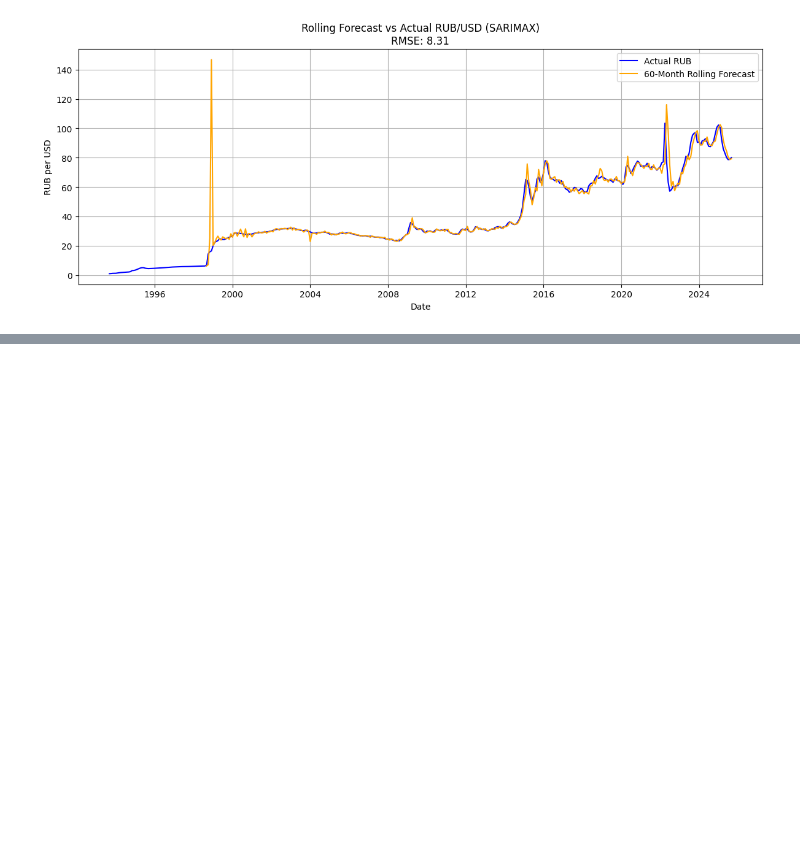
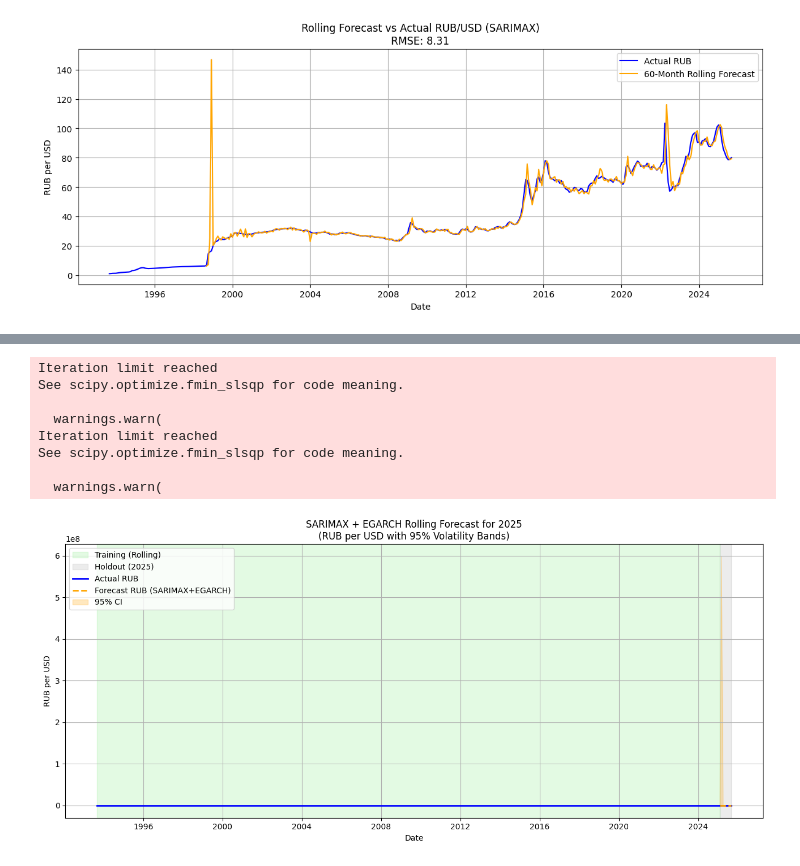
Before and after one commit to ZlataSparrow/Ruble_Volatility_Prediction, a Jupyter notebook: notebook/04_Time_Series_GARCH_Modeling.ipynb, the cells around one changed output, grey strips where cells are left out. Drawn from its saved outputs; the diff is of its cells as text; code cells hidden in the pictures; blank space fills up the shorter version.

Commit message:
rolling window approach

```diff
--- a/notebook/04_Time_Series_GARCH_Modeling.ipynb
+++ b/notebook/04_Time_Series_GARCH_Modeling.ipynb
@@ -649,0 +557,79 @@ plt.show()
+# %%
+
+# === Step 1: Prepare data ===
+target = 'RUB'
+exog_vars = ['Brent_price', 'Brent_price_lag1', 'GDP_per_capita_lag12']
+data_model = data_lagged.dropna(subset=[target] + exog_vars).copy()
+
+log_y_full = np.log(data_model[target])
+X_full = data_model[exog_vars]
+
+# === Step 2: Set up 2025 holdout ===
+holdout_start = '2025-01-31'
+holdout_end = '2025-12-31'
+holdout_dates = data_model.loc[holdout_start:holdout_end].index
+
+# === Step 3: Rolling window setup ===
+window_size = 60
+preds, actuals, upper_ci, lower_ci = [], [], [], []
+
+for date in holdout_dates:
+    test_idx = data_model.index.get_loc(date)
+    if test_idx < window_size:
+        continue  # skip if not enough history
+
+    y_train = log_y_full.iloc[test_idx - window_size:test_idx]
+    X_train = X_full.iloc[test_idx - window_size:test_idx]
+    y_test = data_model[target].iloc[test_idx]
+    X_test = X_full.iloc[test_idx:test_idx+1]
+
+    # Fit SARIMAX
+    model = SARIMAX(y_train, exog=X_train, order=(2,1,2), enforce_stationarity=False, enforce_invertibility=False)
+    model_fit = model.fit(disp=False)
+
+    forecast_log = model_fit.get_forecast(steps=1, exog=X_test)
+    pred_log = forecast_log.predicted_mean.iloc[0]
+
+    # EGARCH on residuals
+    resid = model_fit.resid
+    garch = arch_model(resid, vol='EGARCH', p=1, q=1, dist='normal')
+    garch_fit = garch.fit(disp='off')
+    vol_pred = np.sqrt(garch_fit.forecast(horizon=1).variance.iloc[-1, 0])
+
+    preds.append(np.exp(pred_log))
+    actuals.append(y_test)
+    upper_ci.append(np.exp(pred_log + 1.96 * vol_pred))
+    lower_ci.append(np.exp(pred_log - 1.96 * vol_pred))
+
+# === Step 4: Plot ===
+forecast_index = holdout_dates[:len(preds)]
+history_index = log_y_full.index
+
+plt.figure(figsize=(13, 6))
+
+# Train/test/holdout highlight
+plt.axvspan(history_index[0], forecast_index[0], color='lightgreen', alpha=0.25, label='Training (Rolling)')
+plt.axvspan(forecast_index[0], forecast_index[-1], color='gray', alpha=0.15, label='Holdout (2025)')
+
+# Actual & predicted values
+plt.plot(history_index, np.exp(log_y_full), color='blue', label='Actual RUB', linewidth=2)
+plt.plot(forecast_index, preds, label='Forecast RUB (SARIMAX+EGARCH)', color='orange', linestyle='--', linewidth=2)
+plt.fill_between(forecast_index, lower_ci, upper_ci, color='orange', alpha=0.25, label='95% CI')
+
+plt.title('SARIMAX + EGARCH Rolling Forecast for 2025\n(RUB per USD with 95% Volatility Bands)')
+plt.xlabel('Date')
+plt.ylabel('RUB per USD')
+plt.legend()
+plt.grid(True)
+plt.tight_layout()
+plt.show()
+# %% [output]
+Iteration limit reached
+See scipy.optimize.fmin_slsqp for code meaning.
+
+  warnings.warn(
+Iteration limit reached
+See scipy.optimize.fmin_slsqp for code meaning.
+
+  warnings.warn(
+[figure, added]
```
Also changed, not shown: parts of 4 cells of this notebook, 1 other file.
